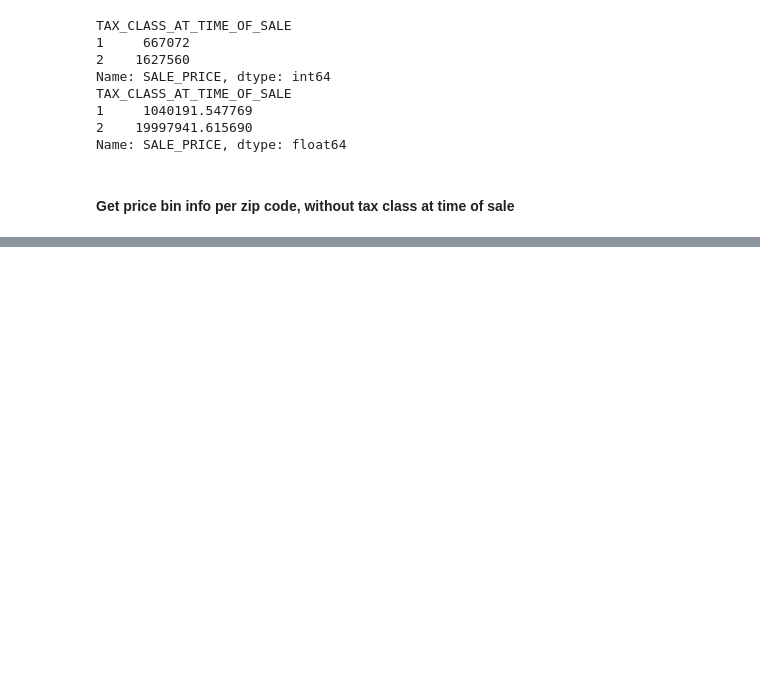
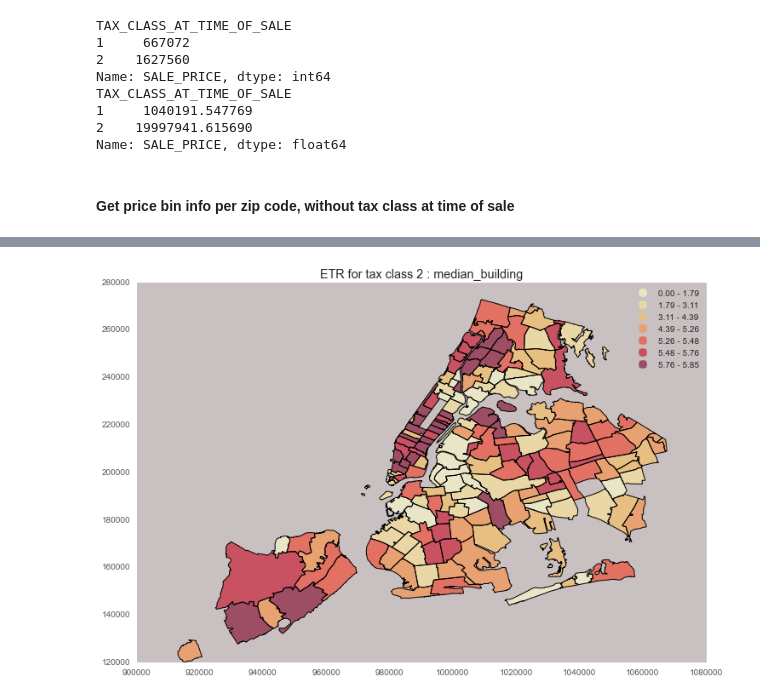
Before and after one commit to mu529/property_tax, a Jupyter notebook: ETR-2014.ipynb, the cells around one changed output, grey strips where cells are left out. Saved outputs shown, nothing was run; the diff lists cells and outputs as text; code cells hidden in the pictures; blank space fills up the shorter version.

```diff
--- a/ETR-2014.ipynb
+++ b/ETR-2014.ipynb
@@ -496,0 +530,10 @@ zip_info.to_csv('zip_info.csv') # For visualization in Tableau
+# %%
+tax2 = finale[finale['TAX_CLASS_AT_TIME_OF_SALE']==2]
+# %%
+# Tax class 2
+tax_class_1 = pd.DataFrame({'STD_BUILDING':tax2.groupby('ZIP_CODE',axis=0)['EST_TAX_RATE_ACTUAL'].std(),
+                            'MEAN_BUILDING':tax2.groupby('ZIP_CODE',axis=0)['EST_TAX_RATE_ACTUAL'].mean(),
+                'MEDIAN_BUILDING':tax2.groupby('ZIP_CODE',axis=0)['EST_TAX_RATE_ACTUAL'].median()}).reset_index()
+plot(tax_class_1,'#C9C1C1','ETR for tax class 2','MEDIAN_BUILDING')
+# %% [output]
+[figure, added]
```
Also changed, not shown: parts of 23 cells of this notebook.
